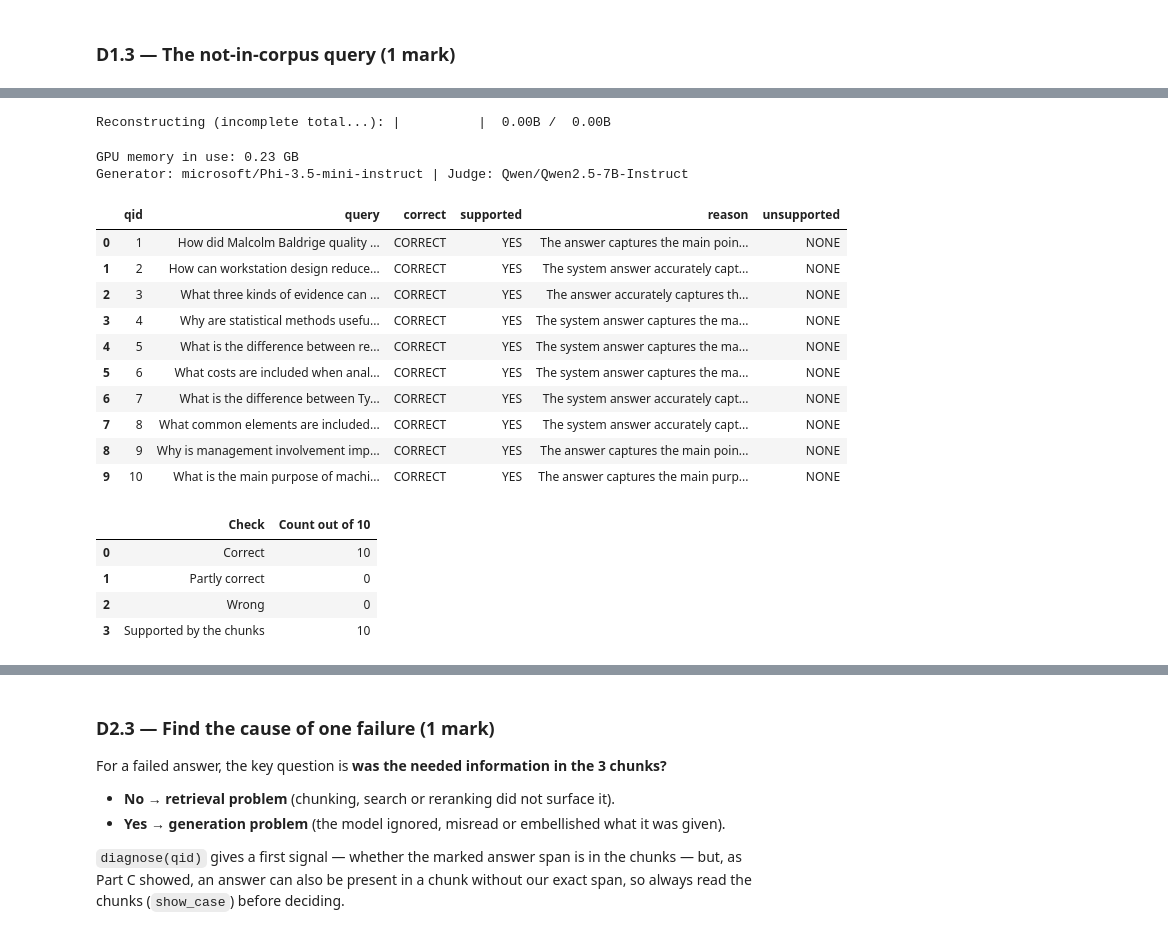
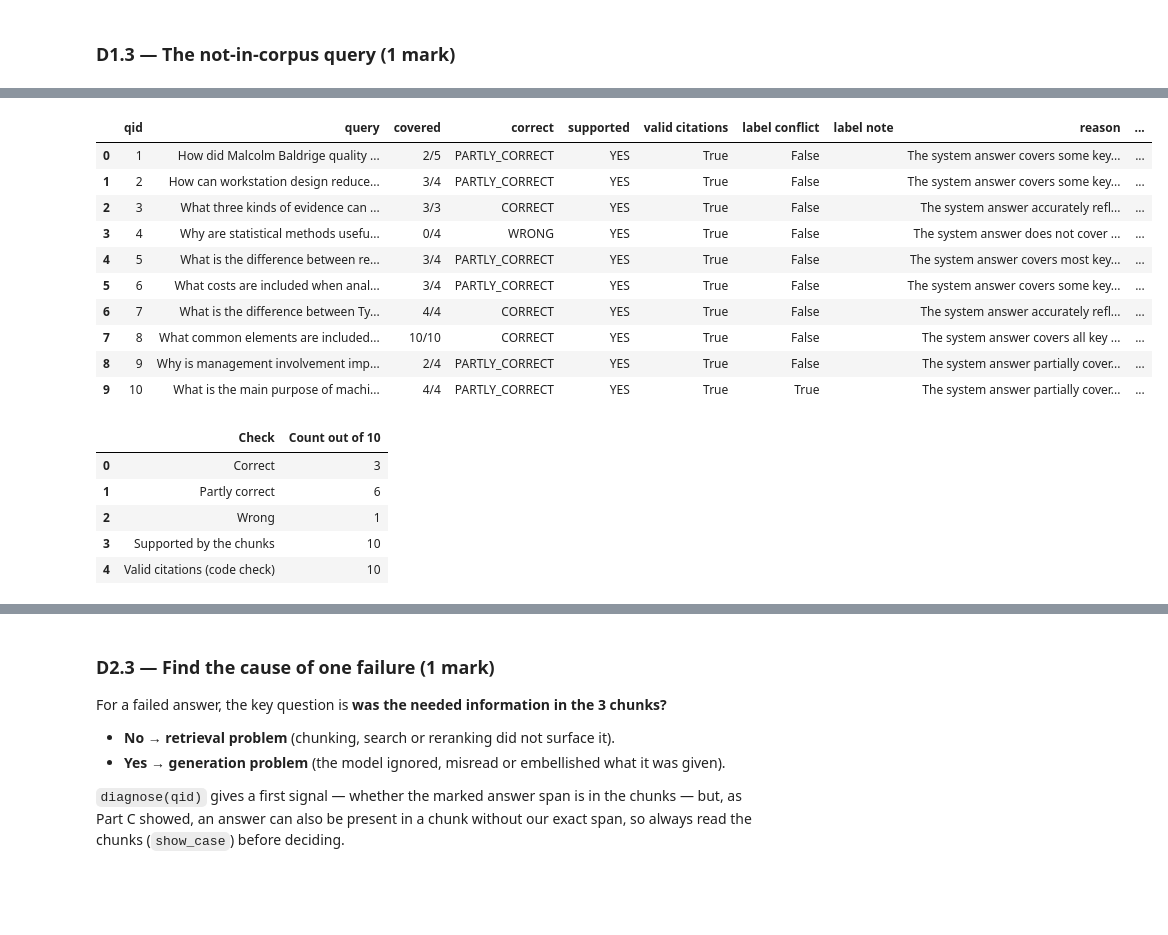
Before and after one commit to rajeshshenoi/Bits-Sem3-LLM, a Jupyter notebook: Assignment-2B-RAG/Assignment_2B_RAG_Pipeline.ipynb, the cells around one changed output, grey strips where cells are left out. Drawn from its saved outputs; the diff is of its cells as text; code cells hidden in the pictures; blank space fills up the shorter version.

```diff
--- a/Assignment-2B-RAG/Assignment_2B_RAG_Pipeline.ipynb
+++ b/Assignment-2B-RAG/Assignment_2B_RAG_Pipeline.ipynb
@@ -1046,14 +1096,17 @@ def answer_all(model, tok, context_limit, **gen_kwargs):
     for e in GEN_CASES:
         chunks = fit_chunks(e["query"], FINAL_TOP3[e["qid"]], tok, context_limit)
         t0 = time.perf_counter()
-        answer, n_in = chat_generate(model, tok, [{"role": "user", "content": build_prompt(e["query"], chunks)}],
-                                     MAX_NEW_TOKENS, **gen_kwargs)
+        answer, n_in, n_out = chat_generate(model, tok, [{"role": "user", "content": build_prompt(e["query"], chunks)}],
+                                            MAX_NEW_TOKENS, **gen_kwargs)
         rows.append({"qid": e["qid"], "query": e["query"], "answer": answer, "chunks": chunks,
                      "prompt tokens": n_in, "trimmed": any(c["trimmed"] for c in chunks),
-                     "cites chunks": bool(re.search(r"\[\d\]", answer)),
-                     "says Not found": NOT_FOUND.lower() in answer.lower(),
+                     "answer tokens": n_out, "finished": n_out < MAX_NEW_TOKENS,
+                     **check_answer(answer),
                      "time (s)": round(time.perf_counter() - t0, 1)})
     return rows
+
+CHECK_COLS = ["qid", "prompt tokens", "trimmed", "answer tokens", "finished", "cited", "valid citations",
+              "says Not found", "clean refusal", "exact refusal", "time (s)"]
 
 def print_answers(rows, title):
     print(f"=== {title} ===\n")
@@ -1069,5 +1122,5 @@ tl_rows = answer_all(tl_model, gen_tokenizer, TINYLLAMA_CONTEXT, repetition_pena
 free_gpu("tl_model", "base")
 
 print_answers(tl_rows, "TinyLlama-1.1B + Adapter B (Assignment 1 model)")
-pd.DataFrame(tl_rows)[["qid", "prompt tokens", "trimmed", "cites chunks", "says Not found", "time (s)"]]
+pd.DataFrame(tl_rows)[CHECK_COLS]
 # %% [output]
@@ -1119,14 +1171,14 @@ Rule applied: switch if it fails the not-found query, or cites chunks in fewer t
 # %%
 tl = pd.DataFrame(tl_rows).set_index("qid")
-tl_cite_rate = tl.loc[1:10, "cites chunks"].mean()
+tl_cite_rate = tl.loc[1:10, "valid citations"].mean()
 tl_nf_ok     = bool(tl.loc[NF_CASE["qid"], "says Not found"])
 SWITCH = (not tl_nf_ok) or tl_cite_rate < 0.5
 
-print(f"Cites chunks in {tl_cite_rate:.0%} of the 10 answers | says 'Not found' for the not-in-corpus query: {tl_nf_ok}")
+print(f"Valid chunk citations in {tl_cite_rate:.0%} of the 10 answers | says 'Not found' for the not-in-corpus query: {tl_nf_ok}")
 print("Decision:", "switch to the fallback generator" if SWITCH else "keep the Assignment 1 model")
 
 if SWITCH:   # one example of the problem, as the assignment asks
-    example = NF_CASE["qid"] if not tl_nf_ok else int(tl.loc[1:10].query("not `cites chunks`").index[0])
+    example = NF_CASE["qid"] if not tl_nf_ok else int(tl.loc[1:10].query("not `valid citations`").index[0])
     print(f"\nExample of the problem — Q{example}: {tl.loc[example, 'query']}")
     print(textwrap.indent(textwrap.fill(tl.loc[example, "answer"], 110), "   "))
 # %% [output]
@@ -1144,15 +1194,21 @@ Example of the problem — Q11: What documents must a supplier submit for PPAP a
 # %%
-FALLBACK_MODEL_ID = "microsoft/Phi-3.5-mini-instruct"     # 3.8B instruct model, 128k-token window
+# Phi-3.5-mini-instruct was tried first; on Prayogshala it answered the not-in-corpus query instead of refusing,
+# so the fallback is Qwen2.5-7B-Instruct, one of the instruct models the brief suggests.
+FALLBACK_MODEL_ID = "Qwen/Qwen2.5-7B-Instruct"            # 7B instruct model, 32k-token window
 
 if SWITCH:
     fb_model, fb_tok = load_4bit(FALLBACK_MODEL_ID)
-    fb_rows = answer_all(fb_model, fb_tok, context_limit=128_000)
+    fb_rows = answer_all(fb_model, fb_tok, context_limit=32_768)
     free_gpu("fb_model")
     print_answers(fb_rows, f"Fallback generator: {FALLBACK_MODEL_ID}")
     GEN_ROWS, GENERATOR_NAME = fb_rows, FALLBACK_MODEL_ID
 else:
     GEN_ROWS, GENERATOR_NAME = tl_rows, f"{GEN_MODEL_ID} + QLoRA Adapter B"
 
+gen = pd.DataFrame(GEN_ROWS).set_index("qid")
 print("Generator used for the final answers:", GENERATOR_NAME)
-pd.DataFrame(GEN_ROWS)[["qid", "prompt tokens", "trimmed", "cites chunks", "says Not found", "time (s)"]]
+print(f"Output checks on the 10 answers: valid citations {int(gen.loc[1:10, 'valid citations'].sum())}/10 | "
+      f"finished before the {MAX_NEW_TOKENS}-token limit {int(gen.loc[1:10, 'finished'].sum())}/10 | "
+      f"clean refusal on the not-in-corpus query: {bool(gen.loc[NF_CASE['qid'], 'clean refusal'])}")
+gen.reset_index()[CHECK_COLS]
 # %% [output]
@@ -1308,11 +1399,12 @@ judge_model, judge_tok = load_4bit(JUDGE_MODEL_ID)
 
 gen_by_qid, judge_rows = {r["qid"]: r for r in GEN_ROWS}, []
 for e in EVAL:
-    raw, _ = chat_generate(judge_model, judge_tok, judge_messages(e, gen_by_qid[e["qid"]]), max_new_tokens=160)
-    judge_rows.append({"qid": e["qid"], "query": e["query"], **parse_verdict(raw), "raw": raw})
+    raw, _, _ = chat_generate(judge_model, judge_tok, judge_messages(e, gen_by_qid[e["qid"]]), max_new_tokens=400)
+    judge_rows.append({"qid": e["qid"], "query": e["query"], **parse_verdict(raw),
+                       "valid citations": gen_by_qid[e["qid"]]["valid citations"], "raw": raw})
 free_gpu("judge_model")
 
 print("Generator:", GENERATOR_NAME, "| Judge:", JUDGE_MODEL_ID)
 judge_df = pd.DataFrame(judge_rows)
-judge_df[["qid", "query", "correct", "supported", "reason", "unsupported"]]
+judge_df[["qid", "query", "covered", "correct", "supported", "valid citations", "label conflict", "label note", "reason", "unsupported"]]
 # %% [output]
@@ -1320,31 +1413,32 @@ Downloading bytes:           |  0.00B
-Reconstructing (incomplete total...): |          |  0.00B /  0.00B
-GPU memory in use: 0.23 GB
-Generator: microsoft/Phi-3.5-mini-instruct | Judge: Qwen/Qwen2.5-7B-Instruct
-|  | qid | query | correct | supported | reason | unsupported |
-| 0 | 1 | How did Malcolm Baldrige quality ... | CORRECT | YES | The answer captures the main poin... | NONE |
-| 1 | 2 | How can workstation design reduce... | CORRECT | YES | The system answer accurately capt... | NONE |
-| 2 | 3 | What three kinds of evidence can ... | CORRECT | YES | The answer accurately captures th... | NONE |
-| 3 | 4 | Why are statistical methods usefu... | CORRECT | YES | The system answer captures the ma... | NONE |
-| 4 | 5 | What is the difference between re... | CORRECT | YES | The system answer captures the ma... | NONE |
-| 5 | 6 | What costs are included when anal... | CORRECT | YES | The system answer captures the ma... | NONE |
-| 6 | 7 | What is the difference between Ty... | CORRECT | YES | The system answer accurately capt... | NONE |
-| 7 | 8 | What common elements are included... | CORRECT | YES | The system answer accurately capt... | NONE |
-| 8 | 9 | Why is management involvement imp... | CORRECT | YES | The answer captures the main poin... | NONE |
-| 9 | 10 | What is the main purpose of machi... | CORRECT | YES | The answer captures the main purp... | NONE |
+|  | qid | query | covered | correct | supported | valid citations | label conflict | label note | reason | ... |
+| 0 | 1 | How did Malcolm Baldrige quality ... | 2/5 | PARTLY_CORRECT | YES | True | False |  | The system answer covers some key... | ... |
+| 1 | 2 | How can workstation design reduce... | 3/4 | PARTLY_CORRECT | YES | True | False |  | The system answer covers some key... | ... |
+| 2 | 3 | What three kinds of evidence can ... | 3/3 | CORRECT | YES | True | False |  | The system answer accurately refl... | ... |
+| 3 | 4 | Why are statistical methods usefu... | 0/4 | WRONG | YES | True | False |  | The system answer does not cover ... | ... |
+| 4 | 5 | What is the difference between re... | 3/4 | PARTLY_CORRECT | YES | True | False |  | The system answer covers most key... | ... |
+| 5 | 6 | What costs are included when anal... | 3/4 | PARTLY_CORRECT | YES | True | False |  | The system answer covers some key... | ... |
+| 6 | 7 | What is the difference between Ty... | 4/4 | CORRECT | YES | True | False |  | The system answer accurately refl... | ... |
+| 7 | 8 | What common elements are included... | 10/10 | CORRECT | YES | True | False |  | The system answer covers all key ... | ... |
+| 8 | 9 | Why is management involvement imp... | 2/4 | PARTLY_CORRECT | YES | True | False |  | The system answer partially cover... | ... |
+| 9 | 10 | What is the main purpose of machi... | 4/4 | PARTLY_CORRECT | YES | True | True |  | The system answer partially cover... | ... |
 # %%
-assert not (judge_df[["correct", "supported"]] == "PARSE_ERROR").any().any(), "a verdict could not be parsed - check judge_df.raw"
-
+bad = judge_df[(judge_df[["correct", "supported"]] == "PARSE_ERROR").any(axis=1)]
+for _, r in bad.iterrows():
+    print(f"--- Q{r.qid}: judge reply could not be parsed\n{r.raw}\n")
+assert bad.empty, "a verdict could not be parsed - see the raw judge replies above"
 summary = pd.DataFrame([
     ("Correct",                 int((judge_df.correct == "CORRECT").sum())),
     ("Partly correct",          int((judge_df.correct == "PARTLY_CORRECT").sum())),
     ("Wrong",                   int((judge_df.correct == "WRONG").sum())),
     ("Supported by the chunks", int((judge_df.supported == "YES").sum())),
+    ("Valid citations (code check)", int(judge_df["valid citations"].sum())),
 ], columns=["Check", "Count out of 10"])
 summary
 # %% [output]
 |  | Check | Count out of 10 |
-| 0 | Correct | 10 |
-| 1 | Partly correct | 0 |
-| 2 | Wrong | 0 |
+| 0 | Correct | 3 |
+| 1 | Partly correct | 6 |
+| 2 | Wrong | 1 |
 | 3 | Supported by the chunks | 10 |
+| 4 | Valid citations (code check) | 10 |
 # %% [markdown]
```
Also changed, not shown: parts of 44 cells of this notebook, 3 other files.
